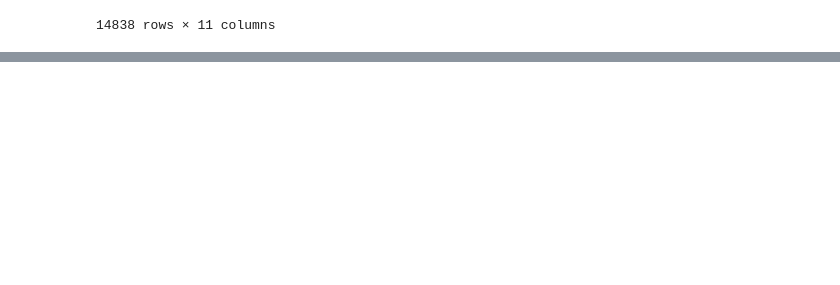
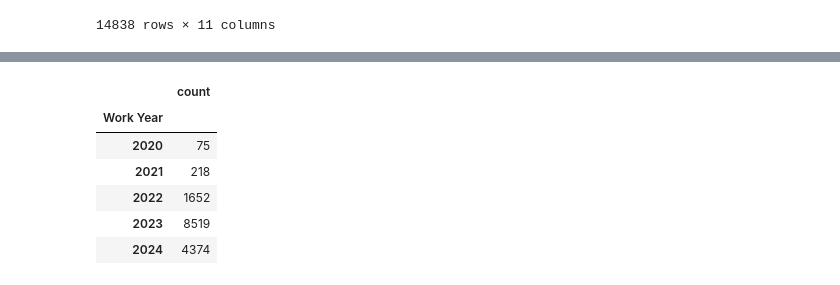
Before and after one commit to chadhollman/data-analyst-job-trends-2020-2024, a Jupyter notebook: Dataframe.ipynb, the cells around one changed output, grey strips where cells are left out. Saved outputs shown, nothing was run; the diff lists cells and outputs as text; code cells hidden in the pictures; blank space fills up the shorter version.

```diff
--- a/Dataframe.ipynb
+++ b/Dataframe.ipynb
@@ -37,0 +51,11 @@ year_sort_df.reset_index(drop = True)
+# %%
+work_year_counts = pd.DataFrame(bonus_df['Work Year'].value_counts())
+work_year_counts.sort_index()
+# %% [output]
+|  | count |
+| Work Year |  |
+| 2020 | 75 |
+| 2021 | 218 |
+| 2022 | 1652 |
+| 2023 | 8519 |
+| 2024 | 4374 |
```
Also changed, not shown: parts of 9 cells of this notebook.
